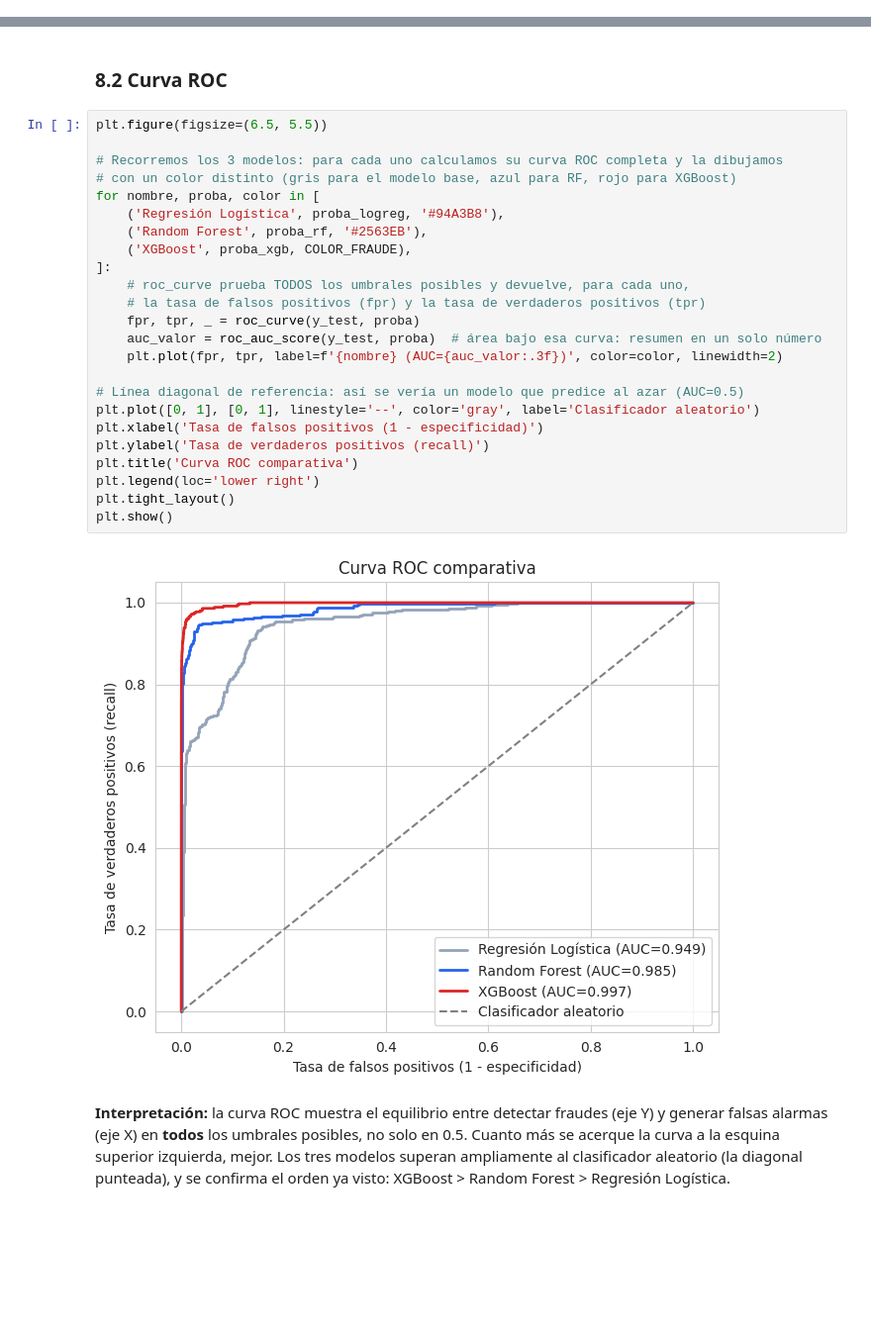
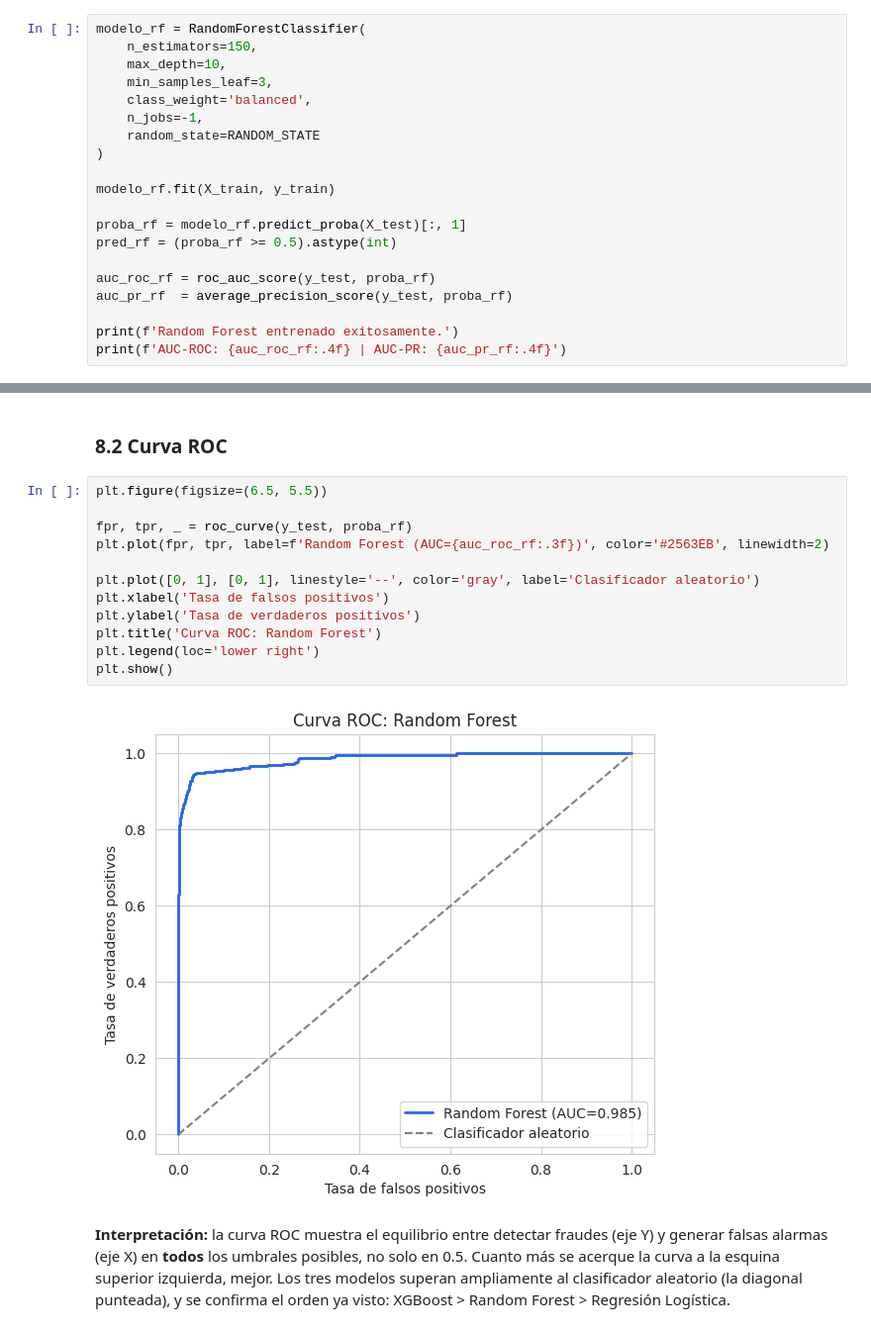
Before and after one commit to BenavidezYzquierdoSanchez/CDP26, a Jupyter notebook: Sistema_Deteccion_Fraude_Tarjetas_RandomForest.ipynb, the cells around one changed output, grey strips where cells are left out. Shown at 99% size. Cells and saved outputs as stored; diff of their text form; blank space fills up the shorter version.

Commit message:
actualizando los modelos

```diff
--- a/Sistema_Deteccion_Fraude_Tarjetas_RandomForest.ipynb
+++ b/Sistema_Deteccion_Fraude_Tarjetas_RandomForest.ipynb
@@ -552,0 +454,20 @@ weighted avg      0.994     0.867     0.924     67922
+# %%
+modelo_rf = RandomForestClassifier(
+    n_estimators=150,
+    max_depth=10,
+    min_samples_leaf=3,
+    class_weight='balanced',
+    n_jobs=-1,
+    random_state=RANDOM_STATE
+)
+
+modelo_rf.fit(X_train, y_train)
+
+proba_rf = modelo_rf.predict_proba(X_test)[:, 1]
+pred_rf = (proba_rf >= 0.5).astype(int)
+
+auc_roc_rf = roc_auc_score(y_test, proba_rf)
+auc_pr_rf  = average_precision_score(y_test, proba_rf)
+
+print(f'Random Forest entrenado exitosamente.')
+print(f'AUC-ROC: {auc_roc_rf:.4f} | AUC-PR: {auc_pr_rf:.4f}')
@@ -706,29 +606,17 @@ plt.show()
 # %%
 plt.figure(figsize=(6.5, 5.5))
 
-# Recorremos los 3 modelos: para cada uno calculamos su curva ROC completa y la dibujamos
-# con un color distinto (gris para el modelo base, azul para RF, rojo para XGBoost)
-for nombre, proba, color in [
-    ('Regresión Logística', proba_logreg, '#94A3B8'),
-    ('Random Forest', proba_rf, '#2563EB'),
-    ('XGBoost', proba_xgb, COLOR_FRAUDE),
-]:
-    # roc_curve prueba TODOS los umbrales posibles y devuelve, para cada uno,
-    # la tasa de falsos positivos (fpr) y la tasa de verdaderos positivos (tpr)
-    fpr, tpr, _ = roc_curve(y_test, proba)
-    auc_valor = roc_auc_score(y_test, proba)  # área bajo esa curva: resumen en un solo número
-    plt.plot(fpr, tpr, label=f'{nombre} (AUC={auc_valor:.3f})', color=color, linewidth=2)
+fpr, tpr, _ = roc_curve(y_test, proba_rf)
+plt.plot(fpr, tpr, label=f'Random Forest (AUC={auc_roc_rf:.3f})', color='#2563EB', linewidth=2)
 
-# Línea diagonal de referencia: así se vería un modelo que predice al azar (AUC=0.5)
 plt.plot([0, 1], [0, 1], linestyle='--', color='gray', label='Clasificador aleatorio')
-plt.xlabel('Tasa de falsos positivos (1 - especificidad)')
-plt.ylabel('Tasa de verdaderos positivos (recall)')
-plt.title('Curva ROC comparativa')
+plt.xlabel('Tasa de falsos positivos')
+plt.ylabel('Tasa de verdaderos positivos')
+plt.title('Curva ROC: Random Forest')
 plt.legend(loc='lower right')
-plt.tight_layout()
 plt.show()
 # %% [output]
-[figure, old version]
+[figure, new version]
 # %% [markdown]
 **Interpretación:** la curva ROC muestra el equilibrio entre detectar fraudes (eje Y) y generar falsas alarmas (eje X) en **todos** los umbrales posibles, no solo en 0.5. Cuanto más se acerque la curva a la esquina superior izquierda, mejor. Los tres modelos superan ampliamente al clasificador aleatorio (la diagonal punteada), y se confirma el orden ya visto: XGBoost > Random Forest > Regresión Logística.
 # %% [markdown]
```
Also changed, not shown: parts of 29 cells of this notebook.
